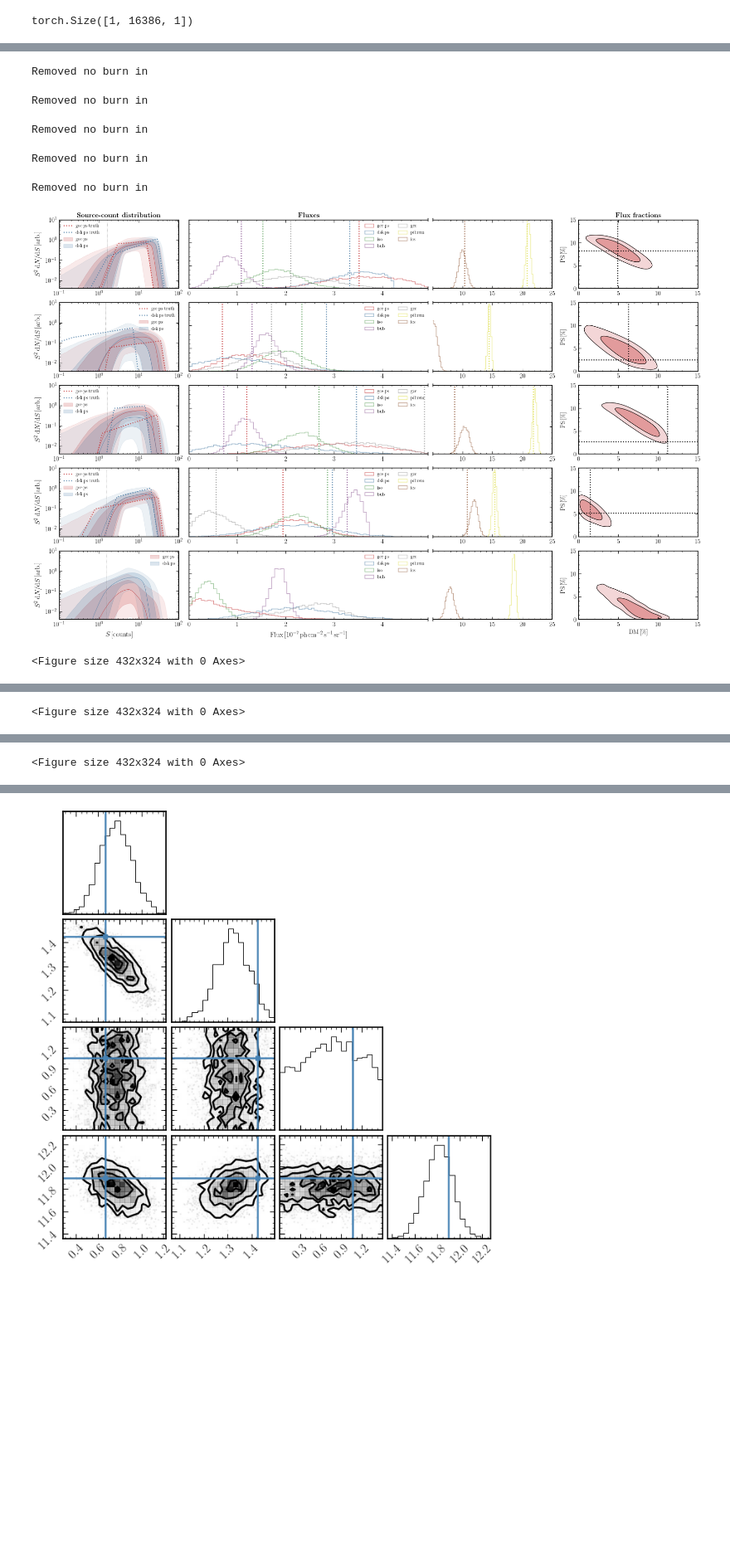
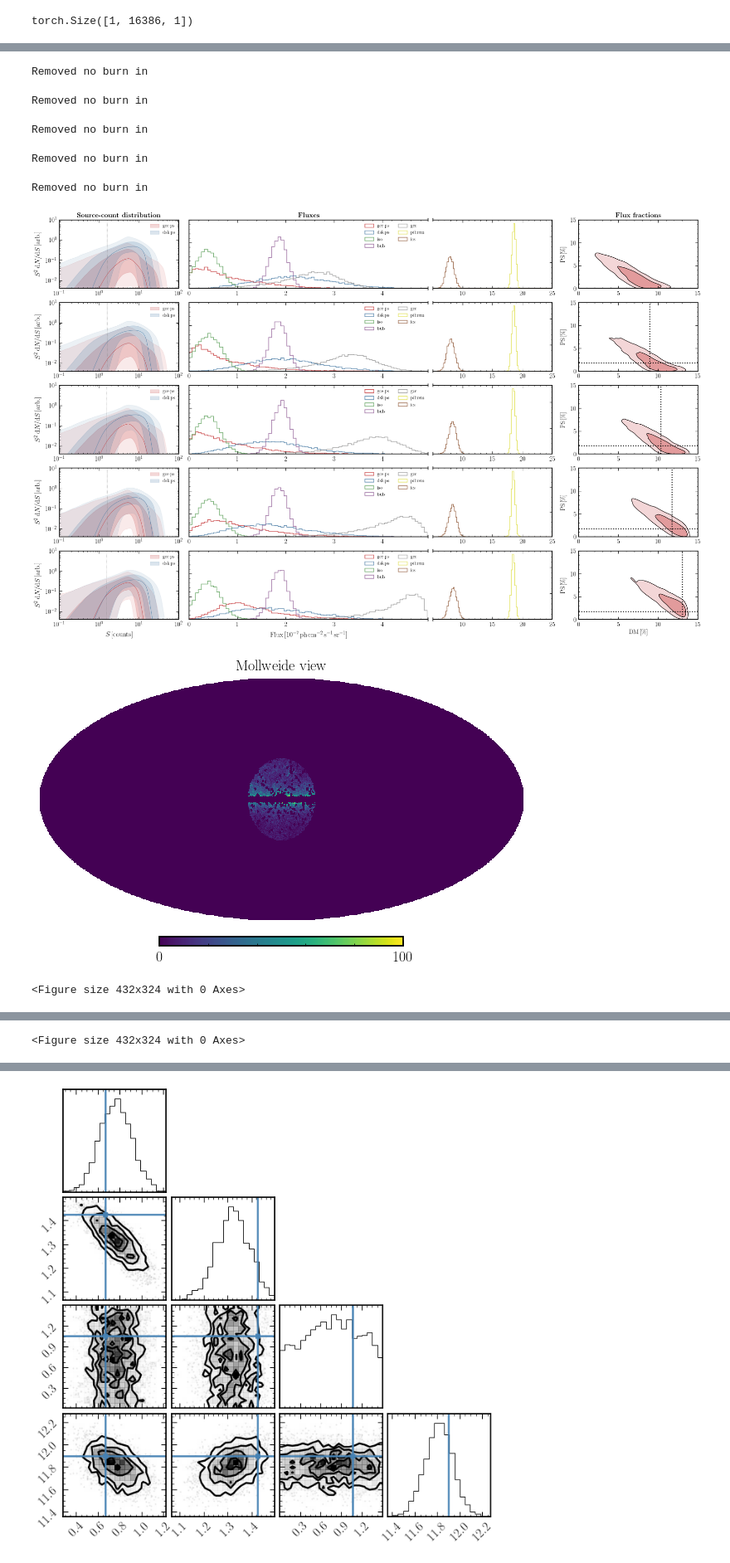
Before and after one commit to smsharma/fermi-gce-flows, a Jupyter notebook: notebooks/02_analysis.ipynb, the cells around one changed output, grey strips where cells are left out. Shown at 83% size. Cells and saved outputs as stored; diff of their text form; code cells hidden in the pictures; blank space fills up the shorter version.

Commit message:
Update to signal injection analysis

```diff
--- a/notebooks/02_analysis.ipynb
+++ b/notebooks/02_analysis.ipynb
@@ -142,11 +127,11 @@ roi_mask = cm.make_mask_total(nside=128, band_mask = True, band_mask_range=2, ma
 
 theta = thetas[0]
 
-temps_poiss = [temp_gce, temp_iso, temp_bub, temp_psc, temp_dif]
+temps_poiss = [temp_gce, temp_iso, temp_bub, temp_psc, temp_mO_pibrem, temp_mO_ics]
 temps_ps = [temp_gce, temp_dsk]
 
 test_map_temp = simulator(theta.detach().numpy(), temps_poiss, temps_ps, masks_list[0], roi_mask, pc_inst.psf_r_func)
 test_map = np.zeros(hp.nside2npix(128))
 test_map[np.where(~masks_list[0])] = test_map_temp[0, :-2]
-hp.mollview(test_map, max=10)
+hp.mollview(test_map, max=100)
 # %% [output]
@@ -265,3 +207,12 @@ inference_inst.x_shape = x_shape_from_simulation(x_presimulated)
 posterior = inference_inst.build_posterior(density_estimator)
 # %%
 import corner
+# %%
+# iso, bub, psc, dif_pibrem, dif_ics
+prior_poiss = [[0.9, 0.09, 0.6, 7.5, 3.], [1.1, 0.11, 0.9, 8.5, 4.]]
+
+# gce, dsk
+prior_ps = [[0.001, 10.0, 1.1, -10.0, 5.0, 0.1, 0.001, 10.0, 1.1, -10.0, 5.0, 0.1], [2., 20.0, 1.99, 1.99, 50.0, 4.99, 2., 20.0, 1.99, 1.99, 50.0, 4.99]]
+
+# Combine priors
+prior_sim = utils.BoxUniform(low=torch.tensor([0.001] + prior_poiss[0] + prior_ps[0]), high=torch.tensor([2.] + prior_poiss[1] + prior_ps[1]))
@@ -267,0 +225,4 @@ import corner
+# %%
+n_sim = 5
+theta_presimulated = prior_sim.sample((n_sim,))
+x_presimulated = [simulator(theta.detach().numpy(), temps_poiss, temps_ps, masks_list[0], roi_mask, pc_inst.psf_r_func) for theta in tqdm_notebook(theta_presimulated)]
@@ -296,8 +292,10 @@ temps_ps = [temp_gce, temp_dsk]
+# %%
+coeff_ary = np.linspace(0, 0.9, 5)
 # %%
 pixarea = hp.nside2pixarea(128, degrees=False)
 
 nrows = 5
-idx_start = 222
+idx_start = 0
 # fig, ax = plt.subplots(ncols=4, nrows=nrows, constrained_layout=True, figsize=(20, 15))
 
 fig = plt.figure(constrained_layout=True, figsize=(25, 16))
@@ -308,14 +306,19 @@ ax = [[None] * 5] * nrows
 for i_r in range(nrows):
 
     truth_idx = idx_start + i_r
+
     theta_truth = theta_presimulated[truth_idx]
     x_o = x_presimulated[truth_idx]
 
-    if i_r == nrows - 1:
-        x_o = data_map
-        is_data = True
-    else:
-        is_data = False
+#     if i_r == nrows - 1:
+#         x_o = data_map
+#         is_data = True
+#     else:
+#         is_data = False
+
+    is_data = True
+    signal_injection = True
+    x_o = get_signal_injection(coeff_ary[i_r])
 
     posterior_samples = posterior.sample((10000,), x=x_o)
 
@@ -359,7 +362,7 @@ for i_r in range(nrows):
     x_embedded[np.where(~masks_list[0])] = x_o[0, :-2]
     mean_roi_counts = np.mean(x_embedded[~roi_mask])
 
-    fraction_multiplier = 100 * np.mean(temps_ps[0][~roi_mask]) / np.mean(temps_ps[i_temp_ps][~masks_list[0]]) / mean_roi_counts
+    fraction_multiplier = 100 * np.mean(temps_ps[0][~roi_mask]) / np.mean(temps_ps[0][~masks_list[0]]) / mean_roi_counts
 
     g = plots.get_single_plotter()
     samples = MCSamples(samples=np.transpose(np.array([posterior_samples[:, 0].detach().numpy() * fraction_multiplier, posterior_samples[:, 6].detach().numpy() * fraction_multiplier])),names = ['blah','blah1'], labels = ['blah','blah1'])
@@ -368,6 +371,16 @@ for i_r in range(nrows):
 
 #     an.plot.kde_contour_plot_2d(ax[i_r][1], posterior_samples[:, 0].detach().numpy() * fraction_multiplier, posterior_samples[:, 6].detach().numpy() * fraction_multiplier)
 #     corner.hist2d(posterior_samples[:, 0].detach().numpy() * fraction_multiplier, posterior_samples[:, 6].detach().numpy() * fraction_multiplier, ax=ax[i_r][1], smooth=1.)
+
+
+    if signal_injection:
+        if i_r == 0:
+            theta_dm_baseline = np.median(posterior_samples[:, 0].detach().numpy())
+            theta_ps_baseline = np.median(posterior_samples[:, 6].detach().numpy())
+        else:
+
+            ax[i_r][1].axvline((theta_dm_baseline + coeff_ary[i_r]) * fraction_multiplier, color='k', ls='dotted')
+            ax[i_r][1].axhline((theta_ps_baseline) * fraction_multiplier, color='k', ls='dotted')
 
     if not is_data:
         ax[i_r][1].axvline(theta_truth[0] * fraction_multiplier, color='k', ls='dotted')
@@ -391,7 +404,7 @@ for i_r in range(nrows):
     ax2_max = 5.
 
     bins = np.linspace(0., 5, 80)
-    hist_kwargs = {'bins':bins, 'alpha':0.6, 'histtype':'step', 'lw':1.5, 'density':True}
+    hist_kwargs = {'bins':bins, 'alpha':0.9, 'histtype':'step', 'lw':1.5, 'density':True}
     divide_by = 1e-7
 
     for i_temp_ps, idx_ps in enumerate([6,12]):
@@ -451,32 +464,33 @@ for i_r in range(nrows):
 #     if i_r == 0:
 #         ax[i_r][3].set_title(r"\bf{Fluxes}")
 
     ax[i_r][3].set_xlim(ax3_min + .05, 25)
 #     ax[i_r][2].set_ylim(0, 8)
 
     # where some data has already been plotted to ax
     handles_2, labels_2 = ax[i_r][2].get_legend_handles_labels()
     handles_3, labels_3 = ax[i_r][3].get_legend_handles_labels()
 
     ax[i_r][2].legend(handles_2 + handles_3, labels_2 + labels_3, fontsize=12, ncol=2)
 
     d = .02  # how big to make the diagonal lines in axes coordinates
     # arguments to pass to plot, just so we don't keep repeating them
     kwargs = dict(transform=ax[i_r][2].transAxes, color='k', lw=1.8, clip_on=False)
     ax[i_r][2].plot((1, 1), (1 - d, 1 + d), **kwargs)        # top-left diagonal
     ax[i_r][2].plot((1, 1), (-d, +d), **kwargs)  # top-right diagonal
 
     kwargs.update(transform=ax[i_r][3].transAxes)  # switch to the bottom axes
     ax[i_r][3].plot((0, 0), (1 - d, 1 + d), **kwargs)  # bottom-left diagonal
     ax[i_r][3].plot((0, 0), (-d, +d), **kwargs)  # bottom-right diagonal
 
 
 # plt.savefig("/Users/smsharma/Desktop/neural_density_estimation.pdf")
 # %% [output]
 Removed no burn in
 Removed no burn in
 Removed no burn in
 Removed no burn in
 Removed no burn in
-[figure, old version]
+[figure, new version]
+[figure, added]
 <Figure size 432x324 with 0 Axes>
@@ -486 +501,0 @@ Removed no burn in
-<Figure size 432x324 with 0 Axes>
```
Also changed, not shown: parts of 36 cells of this notebook, 1 other file.
